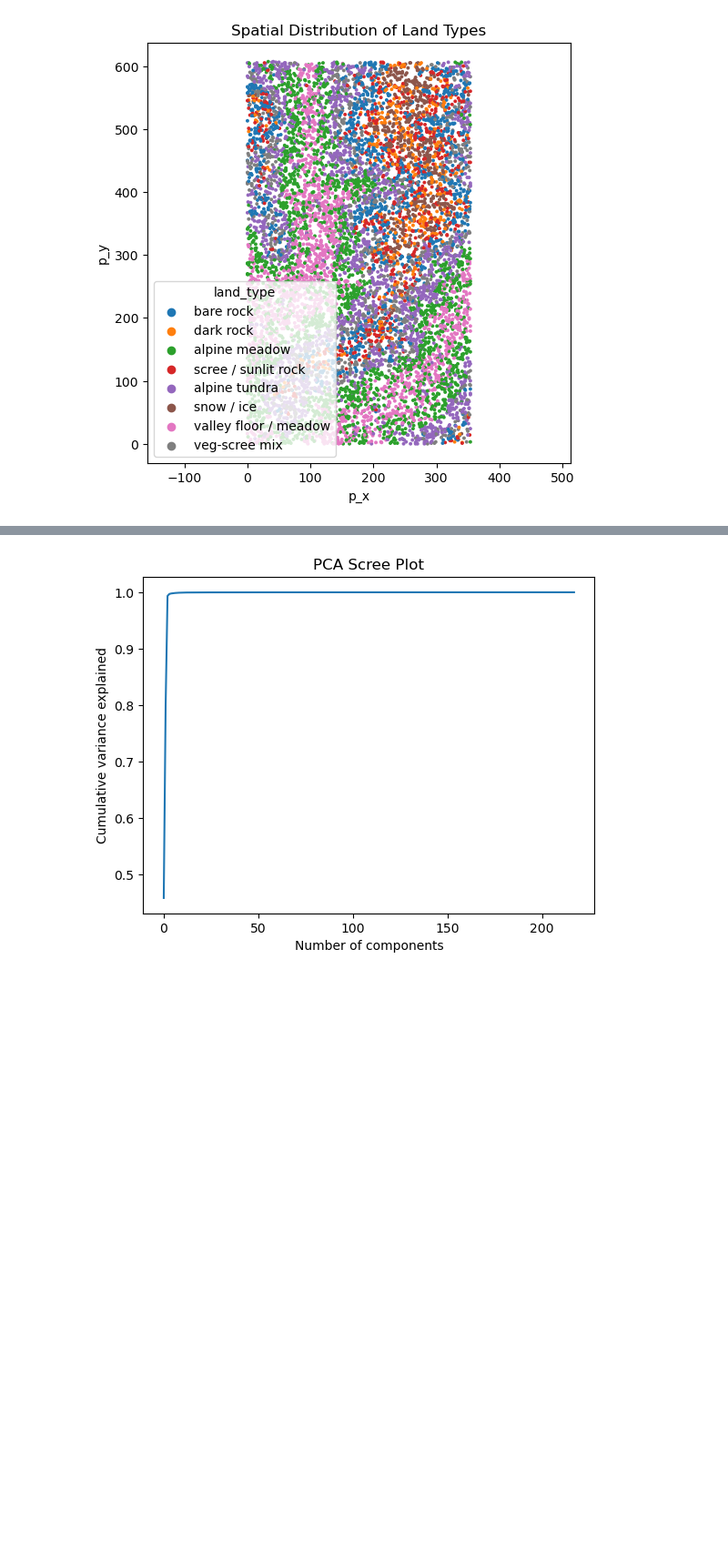
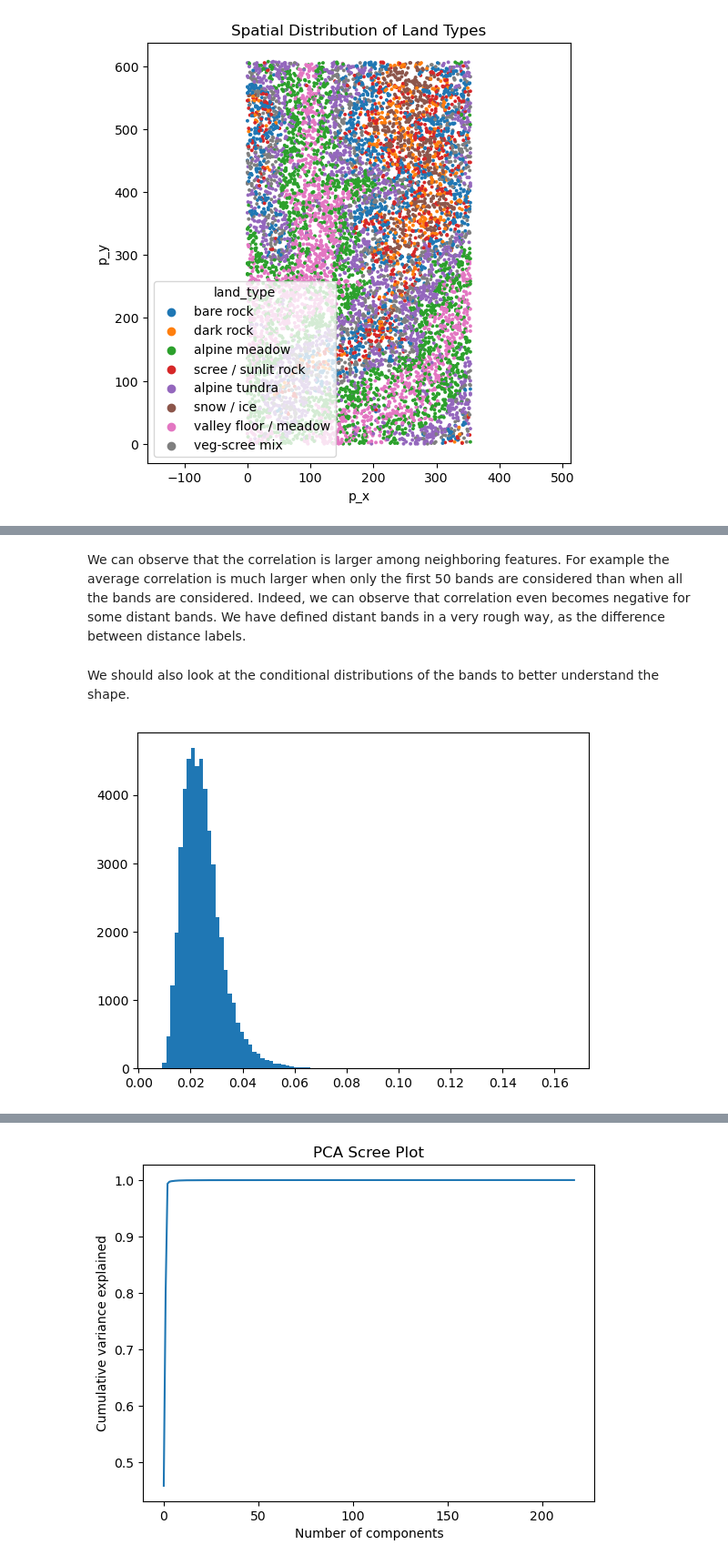
Before and after one commit to Mihneapiuaru/ml_project, a Jupyter notebook: notebooks/ml_project_task1.1.ipynb, the cells around one changed output, grey strips where cells are left out. Shown at 91% size. Saved outputs shown, nothing was run; the diff lists cells and outputs as text; code cells hidden in the pictures; blank space fills up the shorter version.

```diff
--- a/notebooks/ml_project_task1.1.ipynb
+++ b/notebooks/ml_project_task1.1.ipynb
@@ -211,0 +275,9 @@ plt.show()
+# %% [markdown]
+We can observe that the correlation is larger among neighboring features. For example the average correlation is much larger when only the first 50 bands are considered than when all the bands are considered. Indeed, we can observe that correlation even becomes negative for some distant bands. We have defined distant bands in a very rough way, as the difference between distance labels.
+# %% [markdown]
+We should also look at the conditional distributions of the bands to better understand the shape.
+# %%
+plt.hist(data1[data1["land_type"] == "alpine meadow"]["Band_1"], bins = 100)
+plt.show()
+# %% [output]
+[figure, added]
```
Also changed, not shown: parts of 21 cells of this notebook.
